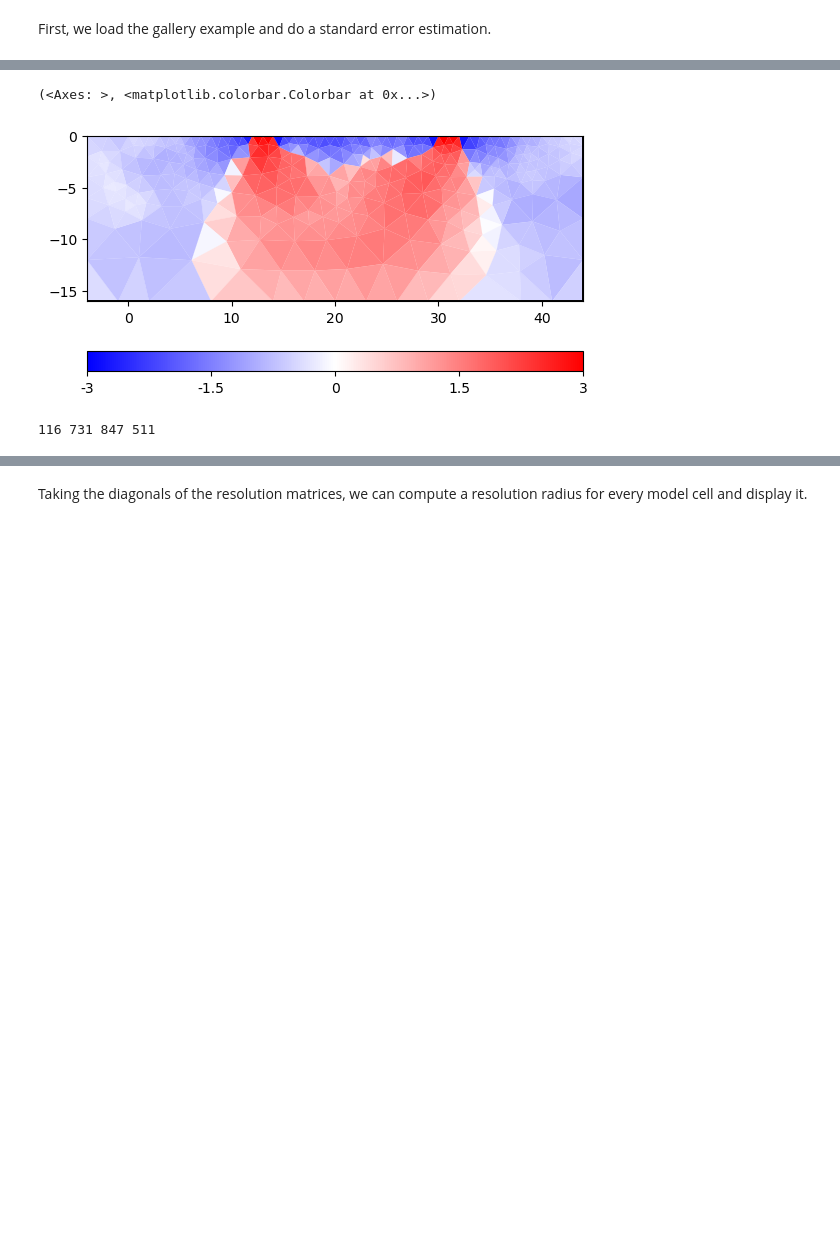
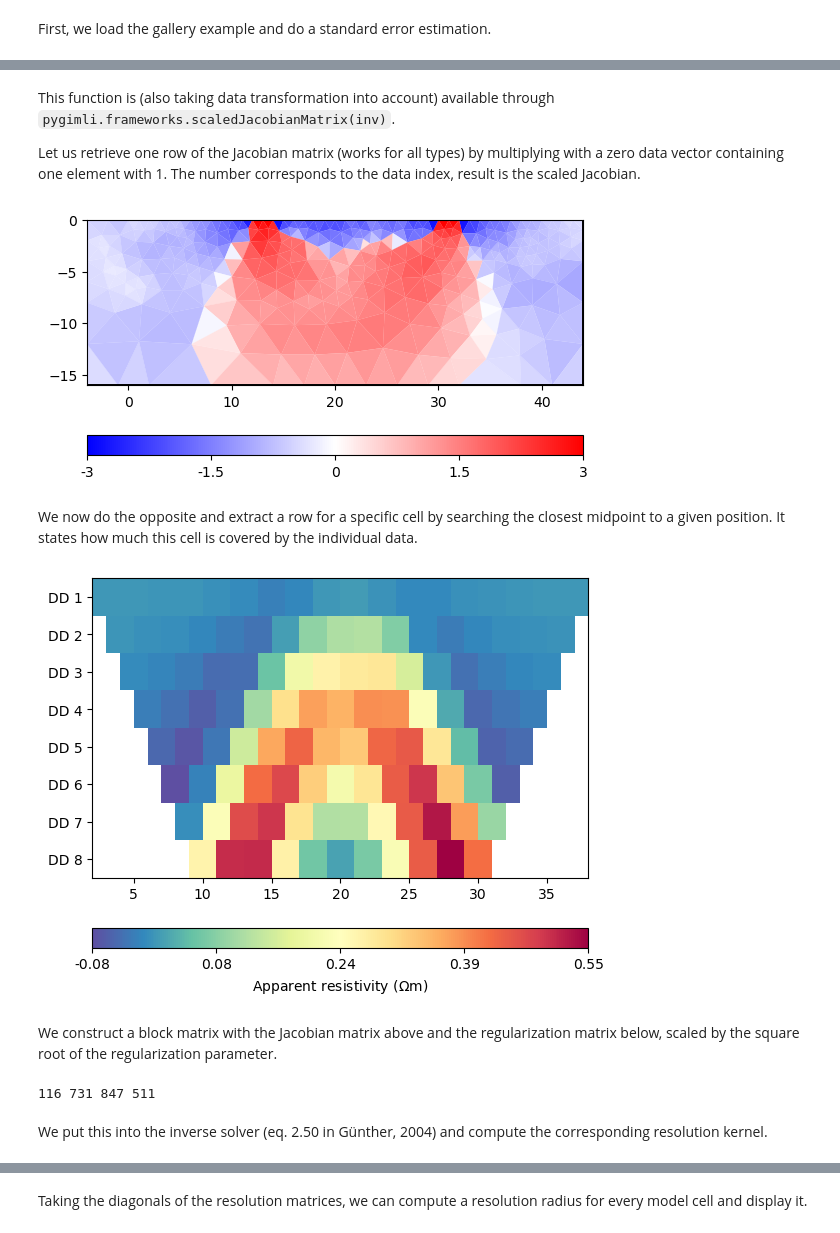
Before and after one commit to gimli-org/notebooks, a Jupyter notebook: inversion/resolution.ipynb, the cells around one changed output, grey strips where cells are left out. Cells and saved outputs as stored; diff of their text form; code cells hidden in the pictures; blank space fills up the shorter version.

Commit message:
ENH: improve model resolution

```diff
--- a/inversion/resolution.ipynb
+++ b/inversion/resolution.ipynb
@@ -66,17 +66,33 @@ C = fop.constraints()  # (sparse) regularization matrix
 left = td.deriv(inv.response) / inv.errorVals
 right = 1 / tm.deriv(model)
 DS = pg.matrix.MultLeftRightMatrix(J, left, right)
+# %% [markdown]
+This function is (also taking data transformation into account) available through `pygimli.frameworks.scaledJacobianMatrix(inv)`.
+
+Let us retrieve one row of the Jacobian matrix (works for all types) by multiplying with a zero data vector containing one element with 1.
+The number corresponds to the data index, result is the scaled Jacobian.
 # %%
-# Let us retrieve one column of the Jacobian matrix (works for all types)
-# by multiplying with a zero data vector containing one element with 1.
-# The number corresponds to the data index, result is the scaled Jacobian.
 one = pg.Vector(len(inv.dataVals))
 one[111] = 1
-Jcol = DS.transMult(one)
-pg.show(mesh, pg.math.symlog(Jcol, 1e-2), cMin=-3, cMax=3, cMap="bwr")
+Jrow = DS.transMult(one)
+pg.show(mesh, pg.math.symlog(Jrow, 1e-2), cMin=-3, cMax=3, cMap="bwr");
 # %% [output]
-(<Axes: >, <matplotlib.colorbar.Colorbar at 0x...>)
 [figure]
+# %% [markdown]
+We now do the opposite and extract a row for a specific cell by searching the closest midpoint to a given position.
+It states how much this cell is covered by the individual data.
+# %%
+pos = [19.5, -4, 0]
+d2 = np.sum((mesh.cellCenters().array() - pos)**2, axis=1)
+nr = int(np.argmin(d2)) # closest point
+one = pg.Vector(len(model))
+one[nr] = 1
+Jrow = DS.mult(one)
+data.show(Jrow);
+# %% [output]
+[figure, added]
+# %% [markdown]
+We construct a block matrix with the Jacobian matrix above and the regularization matrix below, scaled by the square root of the regularization parameter.
 # %%
 # Now we construct a block matrix of jacobian and regularization
 # below each other.
@@ -87,3 +103,5 @@ JC.recalcMatrixSize()
 print(J.rows(), C.rows(), JC.rows(), JC.cols())
 # %% [output]
 116 731 847 511
+# %% [markdown]
+We put this into the inverse solver (eq. 2.50 in Günther, 2004) and compute the corresponding resolution kernel.
```
Also changed, not shown: parts of 17 cells of this notebook.
